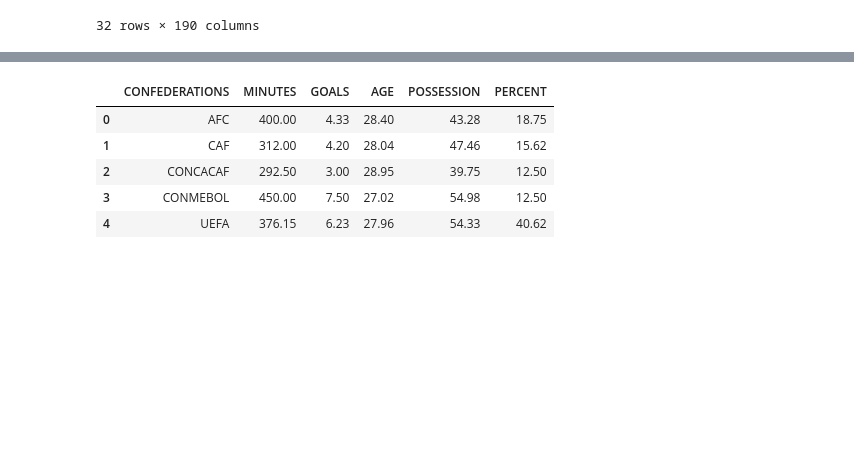
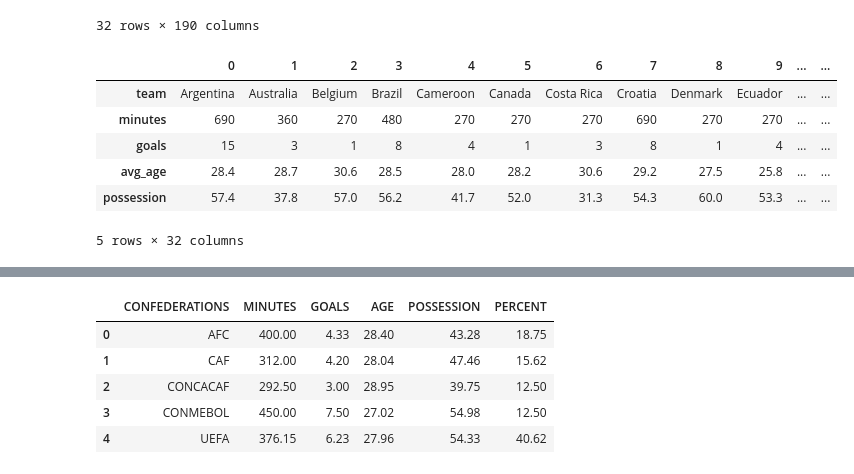
Before and after one commit to lromeror/Group_Slytheryn, a Jupyter notebook: DASHBOARD/assets/datas/teams_cup2022.ipynb, the cells around one changed output, grey strips where cells are left out. Saved outputs shown, nothing was run; the diff lists cells and outputs as text; code cells hidden in the pictures; blank space fills up the shorter version.

```diff
--- a/DASHBOARD/assets/datas/teams_cup2022.ipynb
+++ b/DASHBOARD/assets/datas/teams_cup2022.ipynb
@@ -26,3 +26,16 @@ df
 | 30 | Uruguay | 19 | 28.5 | 48.7 | 3 | 33 | 270 | 3.0 | 2 | ... |
 | 31 | Wales | 18 | 27.7 | 46.7 | 3 | 33 | 270 | 3.0 | 1 | ... |
 32 rows × 190 columns
+# %%
+df=df[["team","minutes","goals","avg_age","possession"]]
+# %%
+trasnpuest=df.T
+trasnpuest
+# %% [output]
+|  | 0 | 1 | 2 | 3 | 4 | 5 | 6 | 7 | 8 | 9 | ... | ... |
+| team | Argentina | Australia | Belgium | Brazil | Cameroon | Canada | Costa Rica | Croatia | Denmark | Ecuador | ... | ... |
+| minutes | 690 | 360 | 270 | 480 | 270 | 270 | 270 | 690 | 270 | 270 | ... | ... |
+| goals | 15 | 3 | 1 | 8 | 4 | 1 | 3 | 8 | 1 | 4 | ... | ... |
+| avg_age | 28.4 | 28.7 | 30.6 | 28.5 | 28.0 | 28.2 | 30.6 | 29.2 | 27.5 | 25.8 | ... | ... |
+| possession | 57.4 | 37.8 | 57.0 | 56.2 | 41.7 | 52.0 | 31.3 | 54.3 | 60.0 | 53.3 | ... | ... |
+5 rows × 32 columns
```
Also changed, not shown: parts of 2 cells of this notebook, 1 other file.
